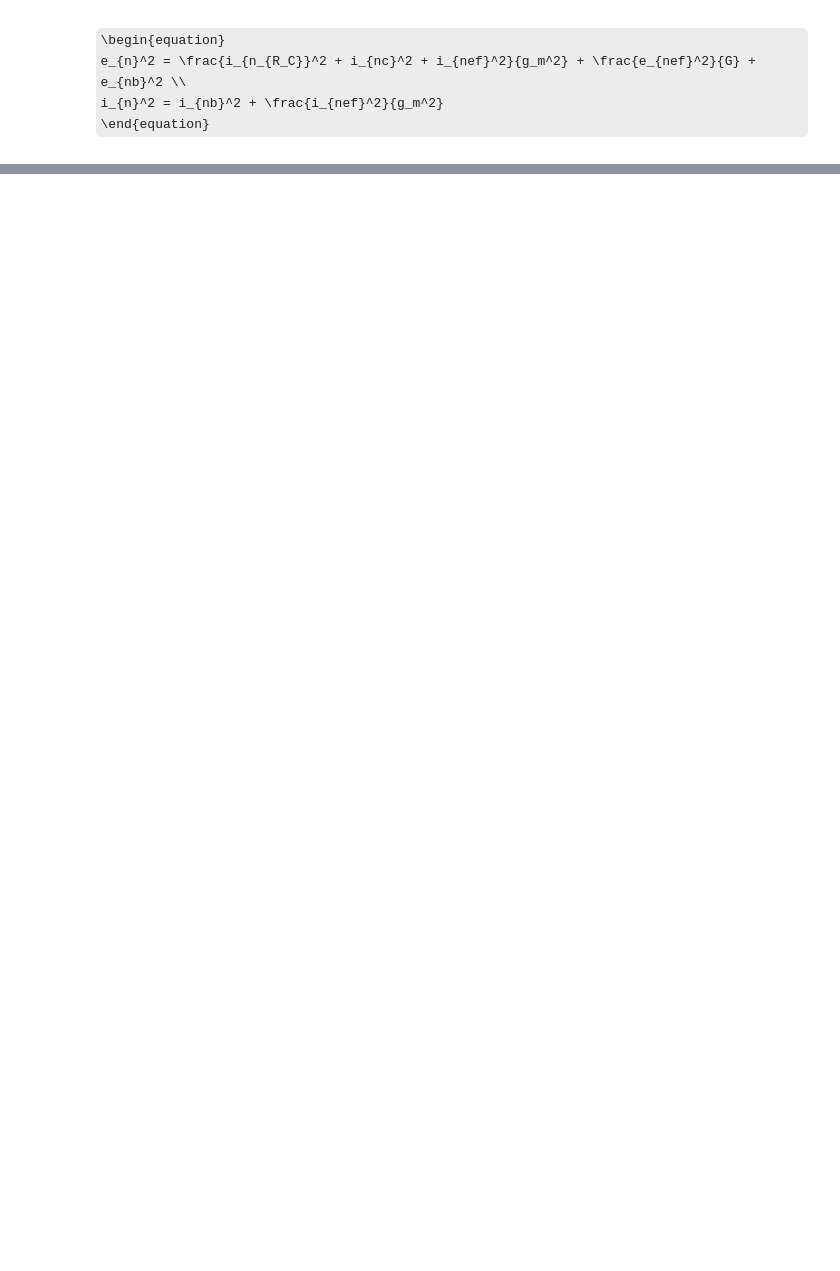
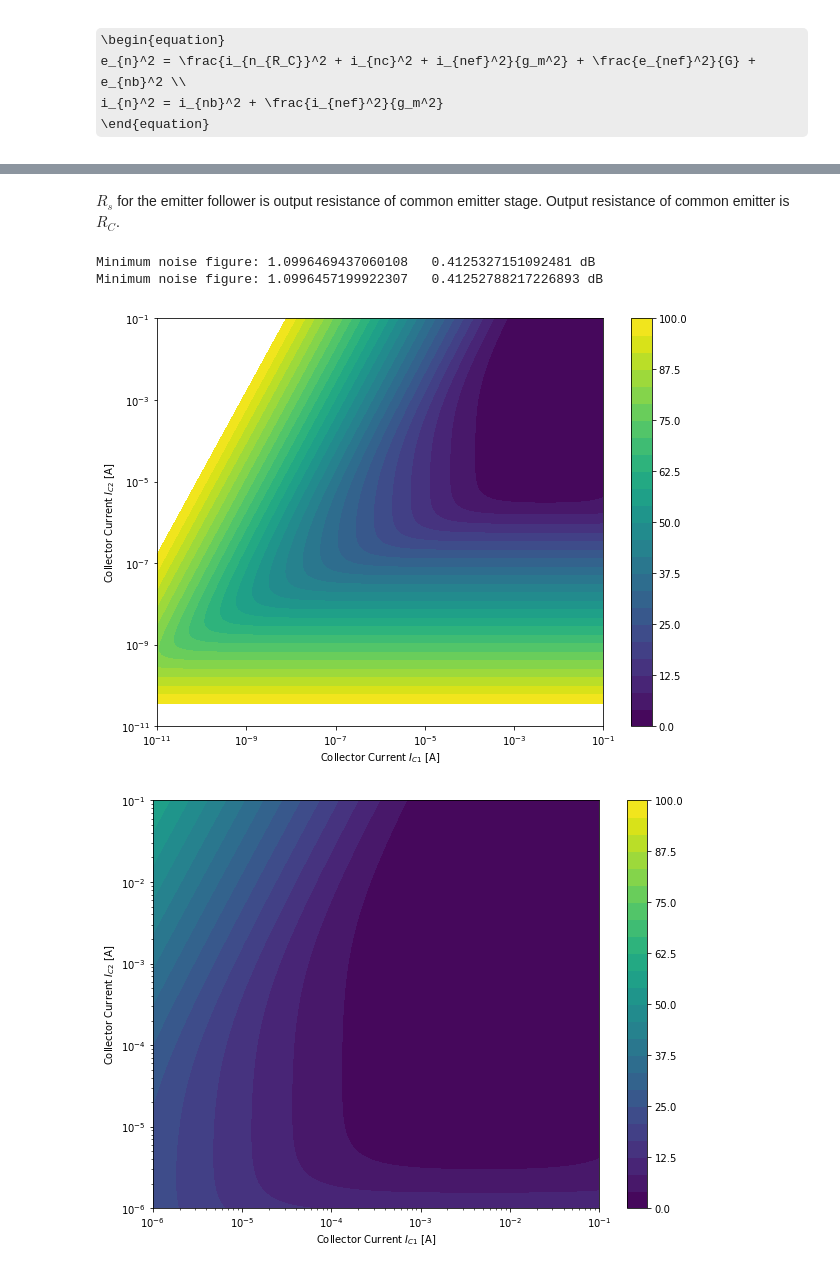
Before and after one commit to dimant/ee538-spring2021, a Jupyter notebook: HW3/Homework3.ipynb, the cells around one changed output, grey strips where cells are left out. Saved outputs shown, nothing was run; the diff lists cells and outputs as text; code cells hidden in the pictures; some formulas as TeX source; blank space fills up the shorter version.

```diff
--- a/HW3/Homework3.ipynb
+++ b/HW3/Homework3.ipynb
@@ -122,0 +131,74 @@ i_{n}^2 = i_{nb}^2 + \frac{i_{nef}^2}{g_m^2}
+# %% [markdown]
+$R_s$ for the emitter follower is output resistance of common emitter stage. Output resistance of common emitter is $R_C$.
+# %%
+import matplotlib as mpl
+from matplotlib import pyplot as plt
+from matplotlib import ticker, cm
+import numpy as np
+
+def plot_bjt_NF(Imin, Imax):
+    fig, ax = plt.subplots(figsize=(10.0, 7.5))
+
+    k = 1.38e-23
+    T = 300
+    q = 1.602e-19
+    V_T = k*T/q
+
+    beta = 250
+    R_s = 100 # Ohm
+    r_b = 2 # Ohm
+    R_out = 50 #Ohm
+    Vcc = 9 # V
+    G = 100 # 40dB
+    G2 = G**2
+
+    ic1 = np.logspace(np.log10(Imin), np.log10(Imax), num = 1000)
+    ic2 = np.logspace(np.log10(Imin), np.log10(Imax), num = 1000)
+    I_C1, I_C2 = np.meshgrid(ic1, ic2)
+
+    R_s2 = R_s**2
+    R_C = Vcc / I_C1
+    R_E = R_C / G
+    g_m = I_C1 / V_T
+    g_m2 = g_m**2
+
+    R_sef2 = R_C**2
+    g_mef = I_C2 / V_T
+    g_mef2 = g_mef**2
+    R_E2 = R_out * V_T / (V_T - I_C2 * R_out)
+
+    i_nR_E2 = 4 * k * T / R_E2
+    i_nI_C22 = 2 * q * I_C2
+    i_nbef2 = 2 * q * I_C2 / beta
+    e_nbef2 = 4 * k * T * r_b
+
+    e_nef2 = i_nbef2*R_sef2 + e_nbef2 + (i_nR_E2 + i_nI_C22)/g_mef2
+
+    i_nR_C2 = 4 * k * T / R_C
+    i_nR_E2 = 4 * k * T / R_E
+    i_nI_C12 = 2 * q * I_C1
+    i_nbce2 = 2 * q * I_C1 / beta
+    e_nbce2 = 4 * k * T * r_b
+
+    e_nce2 = i_nbce2 * R_s2 + e_nbce2 + (e_nef2/G2) + (i_nR_C2 + i_nR_E2 + i_nI_C12)/g_m2
+
+    NF = 1 + e_nce2/(4*k*T*R_s)
+
+    cp = ax.contourf(I_C1, I_C2, 10*np.log10(NF), levels=np.linspace(0,100, num=25))
+    plt.xlabel(r'Collector Current $I_{C1}$ [A]')
+    plt.ylabel(r'Collector Current $I_{C2}$ [A]')
+    plt.xscale('log')
+    plt.yscale('log')
+    fig.colorbar(cp)
+
+    min_NF = np.amin(NF)
+    print("Minimum noise figure:", min_NF, " ", 10*np.log10(min_NF), "dB")
+
+# 2SC3324 is maximum rated to 0.1A
+plot_bjt_NF(1e-11, 0.1)
+plot_bjt_NF(1e-6, 0.1)
+# %% [output]
+Minimum noise figure: 1.0996469437060108   0.4125327151092481 dB
+Minimum noise figure: 1.0996457199922307   0.41252788217226893 dB
+[figure, added]
+[figure, added]
```
Also changed, not shown: parts of 4 cells of this notebook.
